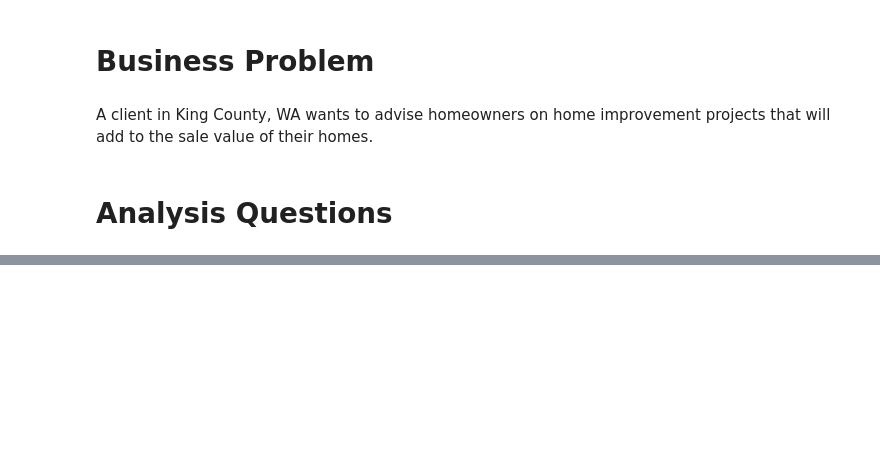
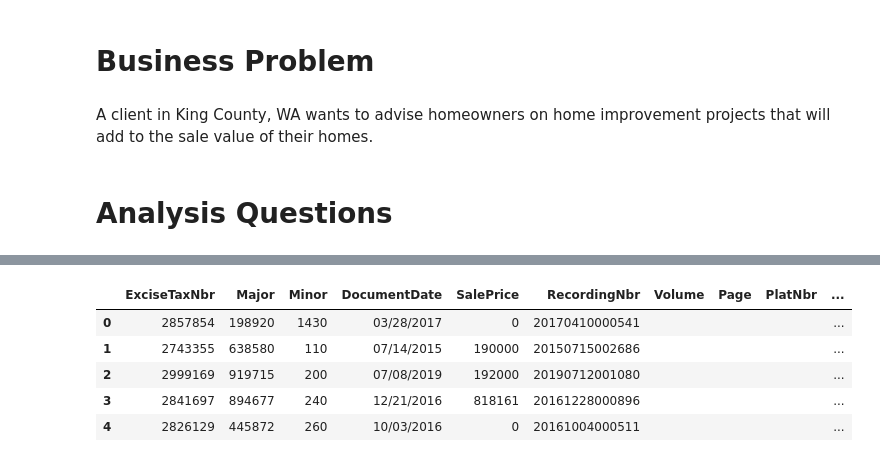
Before and after one commit to samtuleen/King-County-Home-Price-Predictors, a Jupyter notebook: notebooks/exploratory/Predicting-Most-Valuable-Home-Projects-In-King-County-Analysis.ipynb, the cells around one changed output, grey strips where cells are left out. Saved outputs shown, nothing was run; the diff lists cells and outputs as text; code cells hidden in the pictures; blank space fills up the shorter version.

```diff
--- a/notebooks/exploratory/Predicting-Most-Valuable-Home-Projects-In-King-County-Analysis.ipynb
+++ b/notebooks/exploratory/Predicting-Most-Valuable-Home-Projects-In-King-County-Analysis.ipynb
@@ -22,0 +96,12 @@ Questin 3: Will upgrading to a forced-air heating system increase the sale price
+# %%
+to_drop = ['AFForestLand','AFCurrentUseLand','AFNonProfitUse', 'AFHistoricProperty']
+df = df.drop(to_drop, axis=1)
+# %%
+df.head()
+# %% [output]
+|  | ExciseTaxNbr | Major | Minor | DocumentDate | SalePrice | RecordingNbr | Volume | Page | PlatNbr | ... |
+| 0 | 2857854 | 198920 | 1430 | 03/28/2017 | 0 | 20170410000541 |  |  |  | ... |
+| 1 | 2743355 | 638580 | 110 | 07/14/2015 | 190000 | 20150715002686 |  |  |  | ... |
+| 2 | 2999169 | 919715 | 200 | 07/08/2019 | 192000 | 20190712001080 |  |  |  | ... |
+| 3 | 2841697 | 894677 | 240 | 12/21/2016 | 818161 | 20161228000896 |  |  |  | ... |
+| 4 | 2826129 | 445872 | 260 | 10/03/2016 | 0 | 20161004000511 |  |  |  | ... |
```
Also changed, not shown: parts of 17 cells of this notebook.
